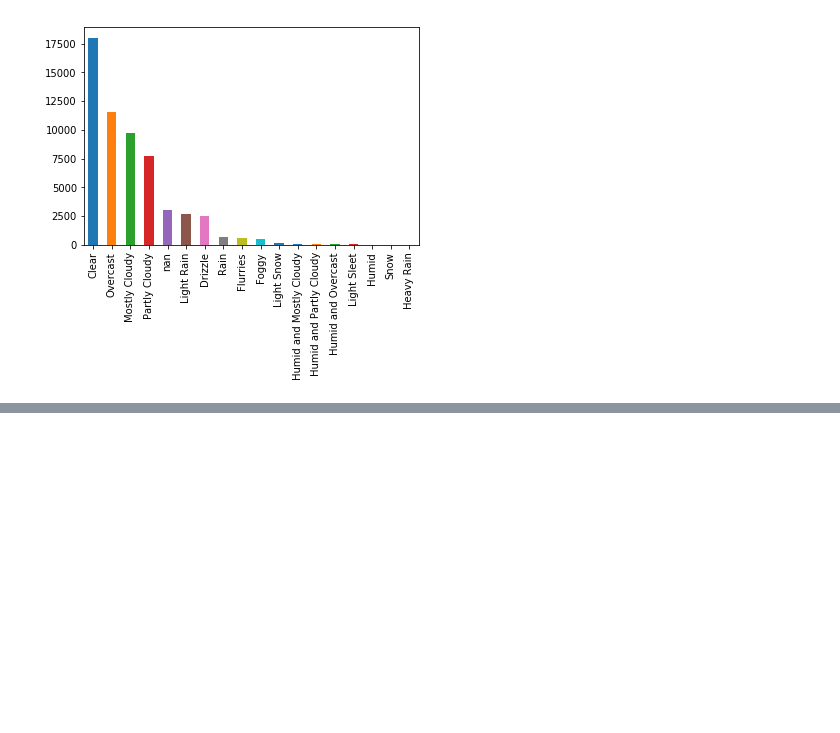
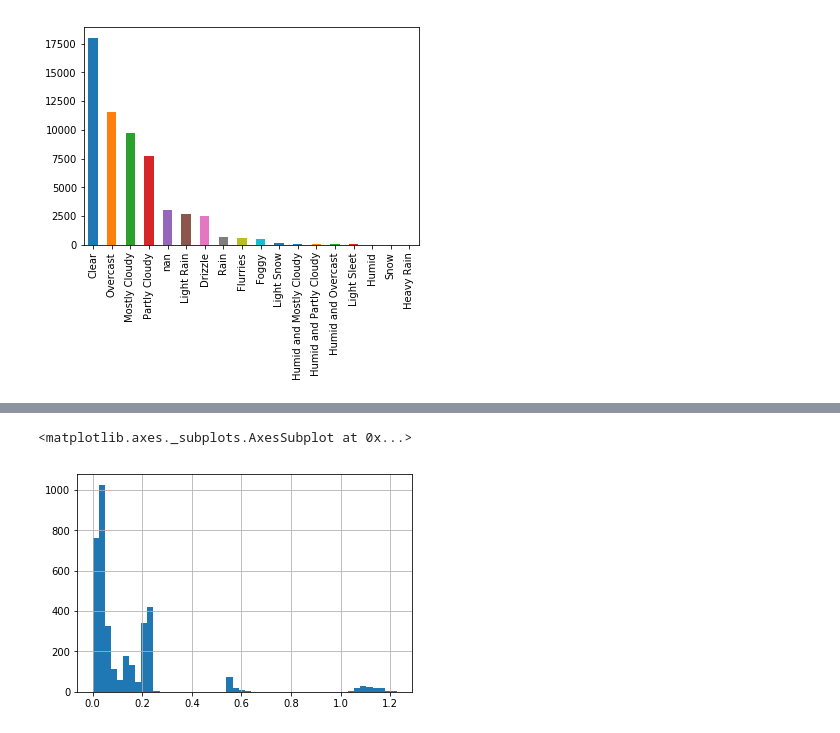
Before and after one commit to erl67/Pittsburgh-311-Weather-Analysis, a Jupyter notebook: 311_CombinedMaster.ipynb, the cells around one changed output, grey strips where cells are left out. Drawn from its saved outputs; the diff is of its cells as text; code cells hidden in the pictures; blank space fills up the shorter version.

```diff
--- a/311_CombinedMaster.ipynb
+++ b/311_CombinedMaster.ipynb
@@ -208,0 +251,5 @@ for index, row in df.iterrows():
+# %%
+df['daily.precipAccumulation'].hist(bins=50)
+# %% [output]
+<matplotlib.axes._subplots.AxesSubplot at 0x...>
+[figure, added]
```
Also changed, not shown: parts of 17 cells of this notebook, 4 other files.
